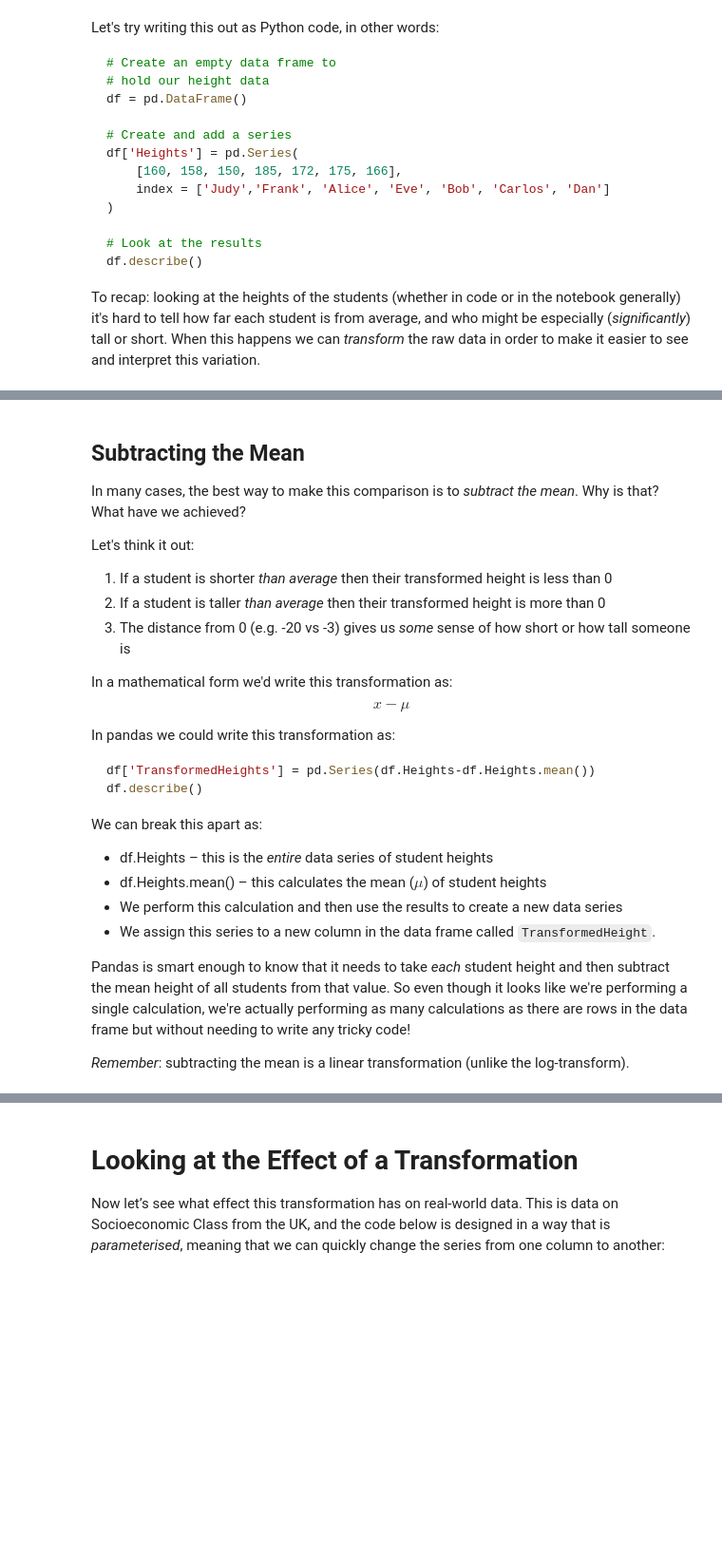
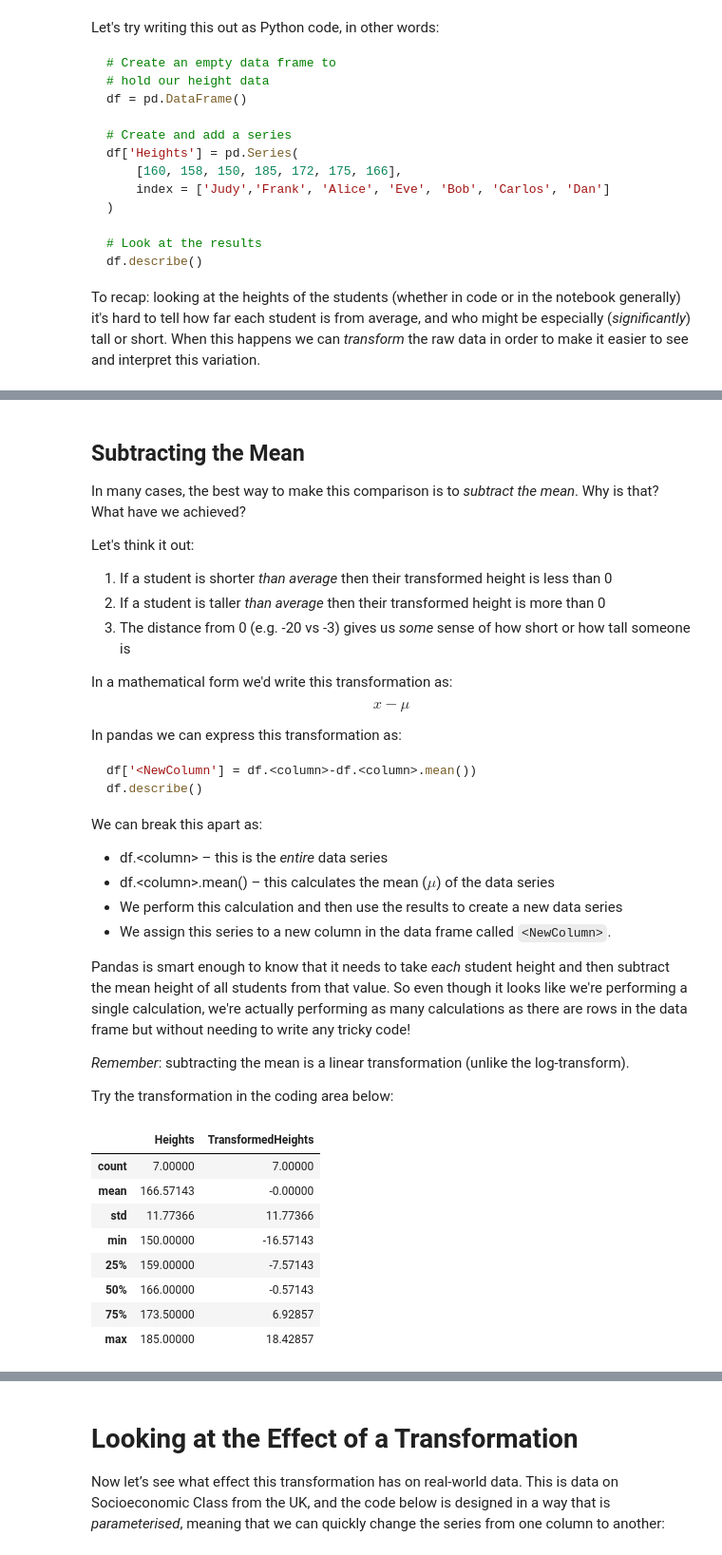
Before and after one commit to kingsgeocomp/geocomputation, a Jupyter notebook: Practical-6-Visualisation.ipynb, the cells around one changed output, grey strips where cells are left out. Shown at 95% size. Saved outputs shown, nothing was run; the diff lists cells and outputs as text; code cells hidden in the pictures; blank space fills up the shorter version.

````diff
--- a/Practical-6-Visualisation.ipynb
+++ b/Practical-6-Visualisation.ipynb
@@ -85,3 +85,14 @@ df['Heights'] = pd.Series(
 df.describe()
 ```
 To recap: looking at the heights of the students (whether in code or in the notebook generally) it's hard to tell how far each student is from average, and who might be especially (*significantly*) tall or short. When this happens we can _transform_ the raw data in order to make it easier to see and interpret this variation.
+# %%
+df = pd.DataFrame()
+
+# Create and add a series
+df['Heights'] = pd.Series(
+    [160, 158, 150, 185, 172, 175, 166],
+    index = ['Judy','Frank', 'Alice', 'Eve', 'Bob', 'Carlos', 'Dan']
+)
+
+# Look at the results
+df.describe()
@@ -100,19 +121,34 @@ $$
 x - \mu
 $$
 
-In pandas we could write this transformation as:
+In pandas we can express this transformation as:
 ```python
-df['TransformedHeights'] = pd.Series(df.Heights-df.Heights.mean())
+df['<NewColumn'] = df.<column>-df.<column>.mean())
 df.describe()
 ```
 
 We can break this apart as:
 
-* df.Heights – this is the _entire_ data series of student heights
-* df.Heights.mean() – this calculates the mean ($\mu$) of student heights
+* df.\<column\> – this is the _entire_ data series
+* df.\<column\>.mean() – this calculates the mean ($\mu$) of the data series
 * We perform this calculation and then use the results to create a new data series
-* We assign this series to a new column in the data frame called `TransformedHeight`.
+* We assign this series to a new column in the data frame called `<NewColumn>`.
 
 Pandas is smart enough to know that it needs to take _each_ student height and then subtract the mean height of all students from that value. So even though it looks like we're performing a single calculation, we're actually performing as many calculations as there are rows in the data frame but without needing to write any tricky code!
 
 *Remember*: subtracting the mean is a linear transformation (unlike the log-transform).
+
+Try the transformation in the coding area below:
+# %%
+df['TransformedHeights'] = df.???-df.???
+df.describe()
+# %% [output]
+|  | Heights | TransformedHeights |
+| count | 7.00000 | 7.00000 |
+| mean | 166.57143 | -0.00000 |
+| std | 11.77366 | 11.77366 |
+| min | 150.00000 | -16.57143 |
+| 25% | 159.00000 | -7.57143 |
+| 50% | 166.00000 | -0.57143 |
+| 75% | 173.50000 | 6.92857 |
+| max | 185.00000 | 18.42857 |
````
Also changed, not shown: parts of 23 cells of this notebook, 1 other file.
